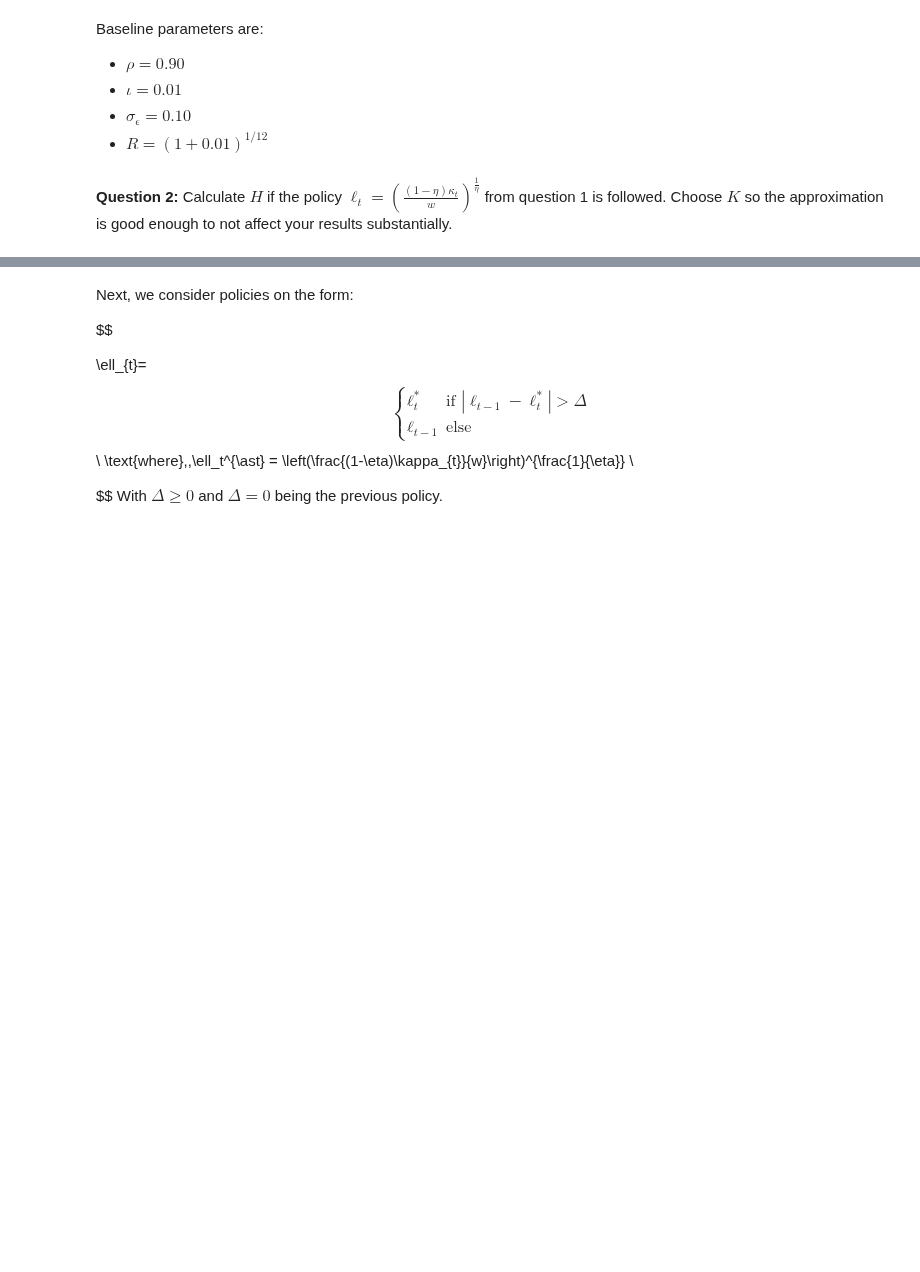
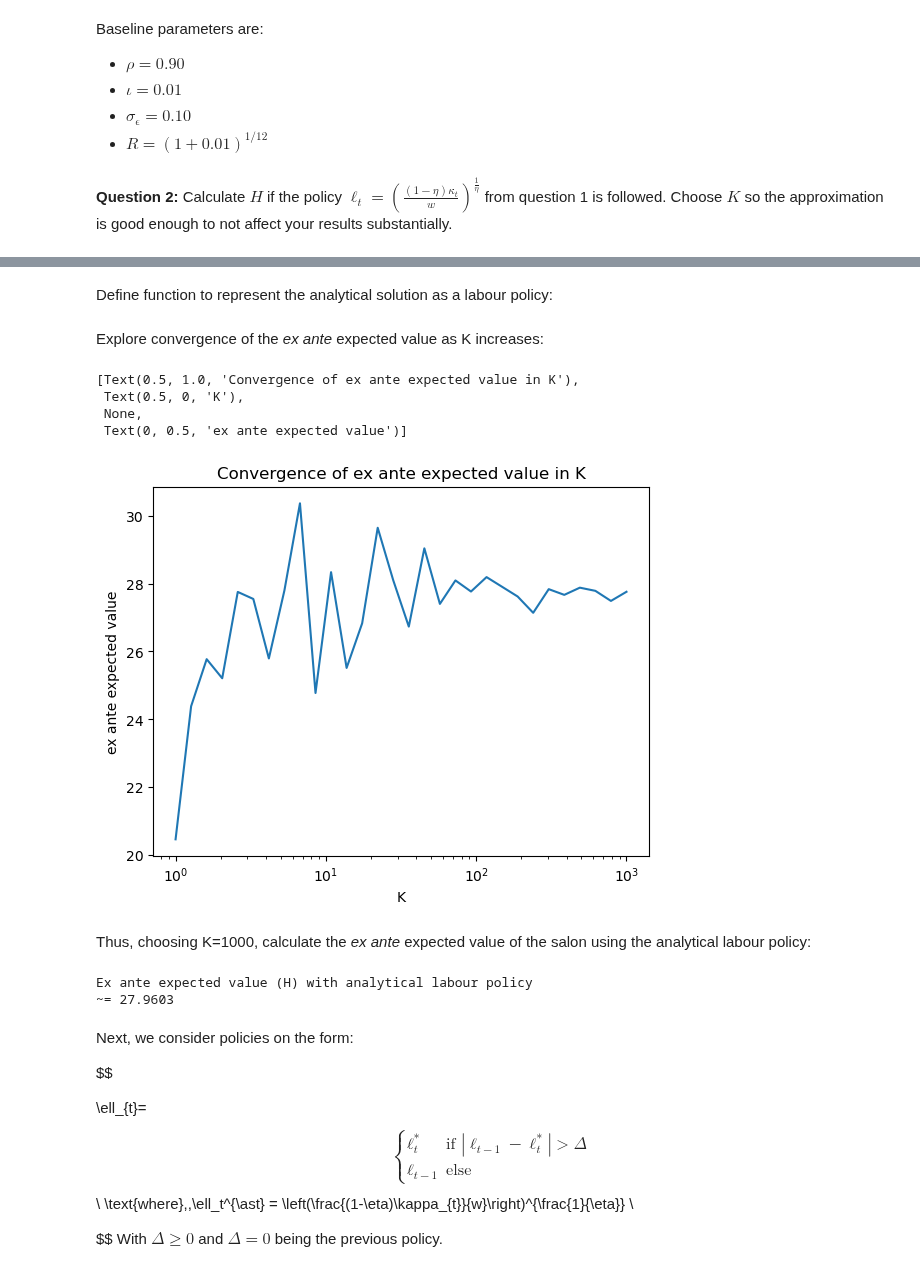
Before and after one commit to NumEconCopenhagen/projects-2023-it-hurts-when-ip, a Jupyter notebook: Exam 2023/examproject.ipynb, the cells around one changed output, grey strips where cells are left out. Saved outputs shown, nothing was run; the diff lists cells and outputs as text; code cells hidden in the pictures; blank space fills up the shorter version.

```diff
--- a/Exam 2023/examproject.ipynb
+++ b/Exam 2023/examproject.ipynb
@@ -396,3 +470,60 @@ Baseline parameters are:
+# %%
+def ex_post_value(labour_policy, demand_shocks):
+    present_value = 0
+    labour_lag = 0
+
+    for t in range(T):
+        demand_shock = demand_shocks[t]
+        labour = labour_policy({
+            'demand_shock': demand_shock,
+            'labour_lag': labour_lag
+            })
+
+        income = demand_shock*labour**(1 - ETA)
+        labour_cost = W*labour
+        adjustment_cost = (labour_lag!=labour)*IOTA
+
+        discounted_value = R**(-t) * (income - labour_cost - adjustment_cost)
+        present_value += discounted_value
+
+        labour_lag = labour
+
+    return present_value
+# %%
+def ex_ante_value(labour_policy=None, K=1000):
+    approximate_value = 0
+    for k in range(K):
+        demand_shocks = get_demand_shocks()
+        approximate_value += ex_post_value(labour_policy, demand_shocks)
+    return approximate_value / K
+# %% [markdown]
+Define function to represent the analytical solution as a labour policy:
+# %%
+def analytical_labour(params):
+    return optimal_lt_fn(kappa_t=params['demand_shock'])
+# %% [markdown]
+Explore convergence of the _ex ante_ expected value as K increases:
+# %%
+ks = np.logspace(0, 3, 30)
+hs = [ex_ante_value(labour_policy=analytical_labour, K=int(k)) for k in ks]
+# %%
+ax = plt.subplot()
+ax.plot(ks, hs)
+ax.set(title='Convergence of ex ante expected value in K', xlabel='K', xscale='log', ylabel='ex ante expected value')
+# %% [output]
+[Text(0.5, 1.0, 'Convergence of ex ante expected value in K'),
+ Text(0.5, 0, 'K'),
+ None,
+ Text(0, 0.5, 'ex ante expected value')]
+[figure, added]
+# %% [markdown]
+Thus, choosing K=1000, calculate the _ex ante_ expected value of the salon using the analytical labour policy:
+# %%
+H_analytical = ex_ante_value(labour_policy=analytical_labour, K=1000)
+print(f'Ex ante expected value (H) with analytical labour policy\n~= {H_analytical:6.4f}')
+# %% [output]
+Ex ante expected value (H) with analytical labour policy
+~= 27.9603
 # %% [markdown]
 Next, we consider policies on the form:
 
```
Also changed, not shown: parts of 34 cells of this notebook.
